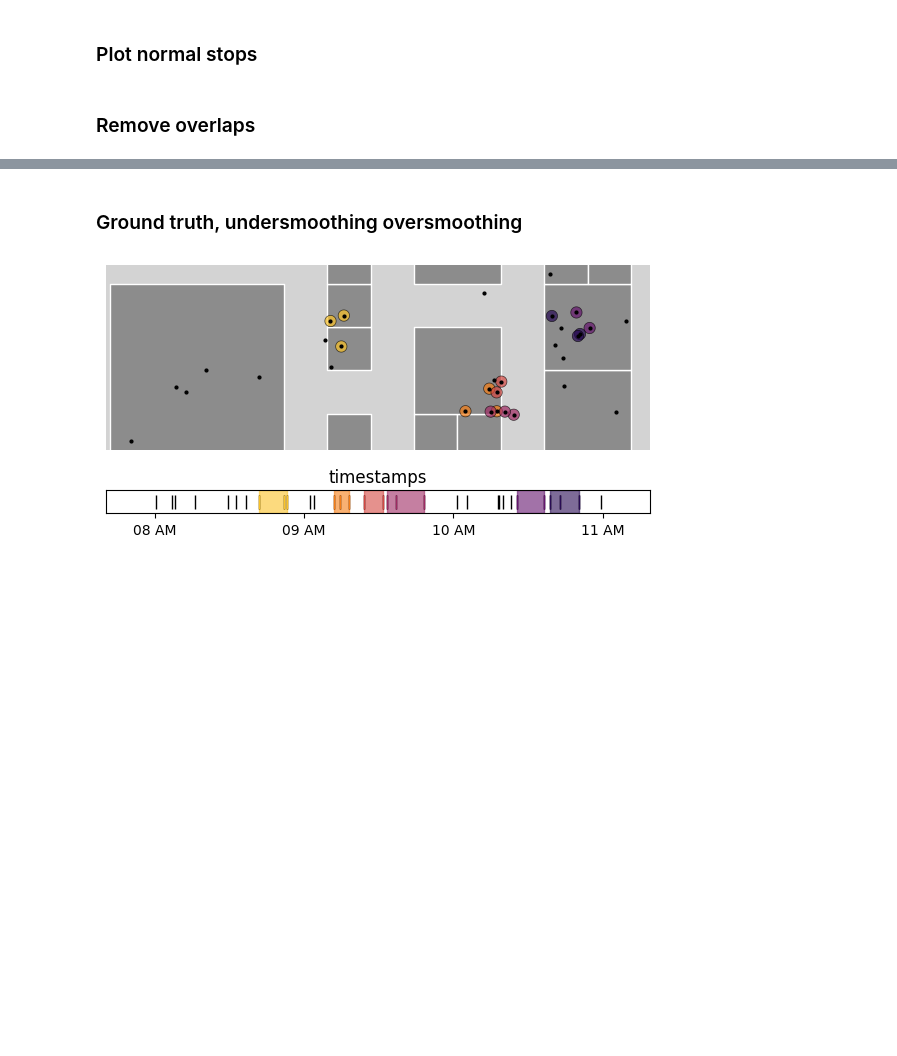
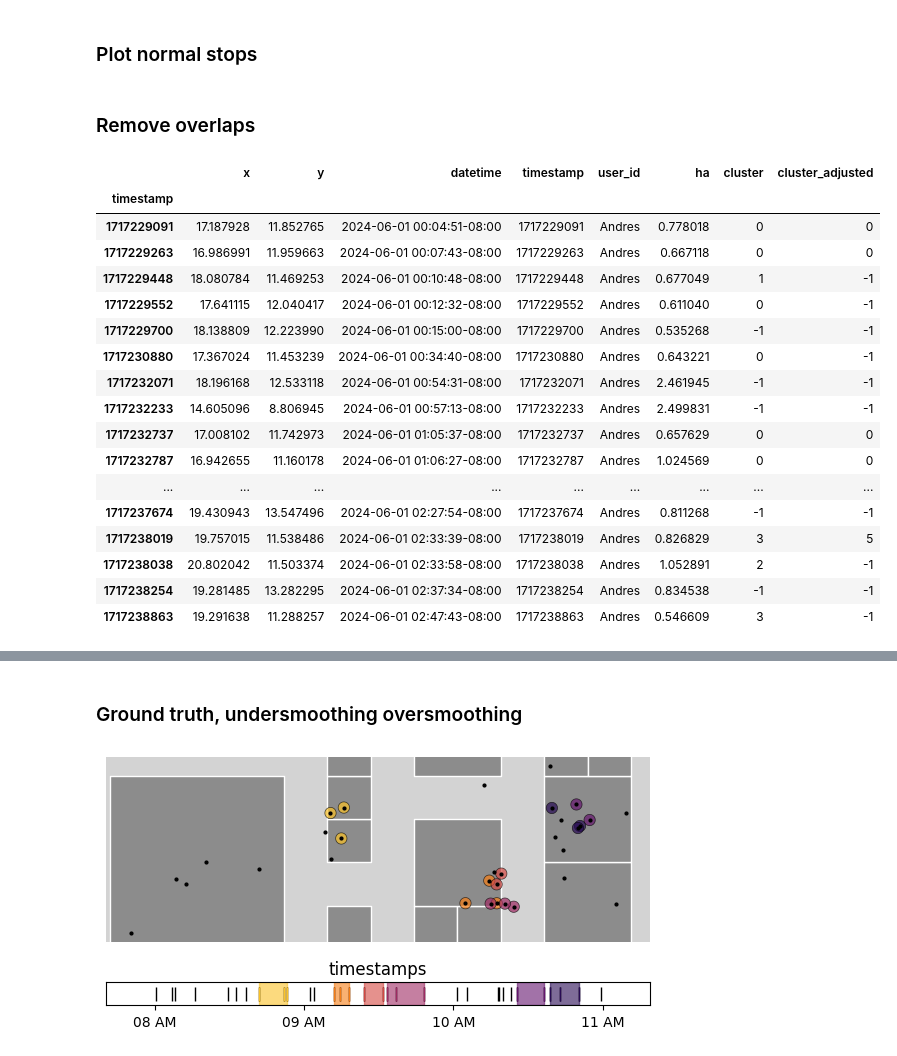
Before and after one commit to Watts-Lab/nomad, a Jupyter notebook: examples/research/robustness-of-algorithms/ta_dbscan_examples_hdbscan_paper.ipynb, the cells around one changed output, grey strips where cells are left out. Cells and saved outputs as stored; diff of their text form; code cells hidden in the pictures; blank space fills up the shorter version.

```diff
--- a/examples/research/robustness-of-algorithms/ta_dbscan_examples_hdbscan_paper.ipynb
+++ b/examples/research/robustness-of-algorithms/ta_dbscan_examples_hdbscan_paper.ipynb
@@ -117,6 +117,27 @@ stops = merged.groupby('cluster', as_index=False, sort=False).apply(
         timestamp='timestamp'),
     include_groups=False
 )
+# %%
+merged
+# %% [output]
+|  | x | y | datetime | timestamp | user_id | ha | cluster | cluster_adjusted |
+| timestamp |  |  |  |  |  |  |  |  |
+| 1717229091 | 17.187928 | 11.852765 | 2024-06-01 00:04:51-08:00 | 1717229091 | Andres | 0.778018 | 0 | 0 |
+| 1717229263 | 16.986991 | 11.959663 | 2024-06-01 00:07:43-08:00 | 1717229263 | Andres | 0.667118 | 0 | 0 |
+| 1717229448 | 18.080784 | 11.469253 | 2024-06-01 00:10:48-08:00 | 1717229448 | Andres | 0.677049 | 1 | -1 |
+| 1717229552 | 17.641115 | 12.040417 | 2024-06-01 00:12:32-08:00 | 1717229552 | Andres | 0.611040 | 0 | -1 |
+| 1717229700 | 18.138809 | 12.223990 | 2024-06-01 00:15:00-08:00 | 1717229700 | Andres | 0.535268 | -1 | -1 |
+| 1717230880 | 17.367024 | 11.453239 | 2024-06-01 00:34:40-08:00 | 1717230880 | Andres | 0.643221 | 0 | -1 |
+| 1717232071 | 18.196168 | 12.533118 | 2024-06-01 00:54:31-08:00 | 1717232071 | Andres | 2.461945 | -1 | -1 |
+| 1717232233 | 14.605096 | 8.806945 | 2024-06-01 00:57:13-08:00 | 1717232233 | Andres | 2.499831 | -1 | -1 |
+| 1717232737 | 17.008102 | 11.742973 | 2024-06-01 01:05:37-08:00 | 1717232737 | Andres | 0.657629 | 0 | 0 |
+| 1717232787 | 16.942655 | 11.160178 | 2024-06-01 01:06:27-08:00 | 1717232787 | Andres | 1.024569 | 0 | 0 |
+| ... | ... | ... | ... | ... | ... | ... | ... | ... |
+| 1717237674 | 19.430943 | 13.547496 | 2024-06-01 02:27:54-08:00 | 1717237674 | Andres | 0.811268 | -1 | -1 |
+| 1717238019 | 19.757015 | 11.538486 | 2024-06-01 02:33:39-08:00 | 1717238019 | Andres | 0.826829 | 3 | 5 |
+| 1717238038 | 20.802042 | 11.503374 | 2024-06-01 02:33:58-08:00 | 1717238038 | Andres | 1.052891 | 2 | -1 |
+| 1717238254 | 19.281485 | 13.282295 | 2024-06-01 02:37:34-08:00 | 1717238254 | Andres | 0.834538 | -1 | -1 |
+| 1717238863 | 19.291638 | 11.288257 | 2024-06-01 02:47:43-08:00 | 1717238863 | Andres | 0.546609 | 3 | -1 |
 # %%
 if 'cluster_adjusted' in merged:
     print(merged[['cluster', 'cluster_adjusted']])
```
Also changed, not shown: parts of 4 cells of this notebook, 1 other file.
